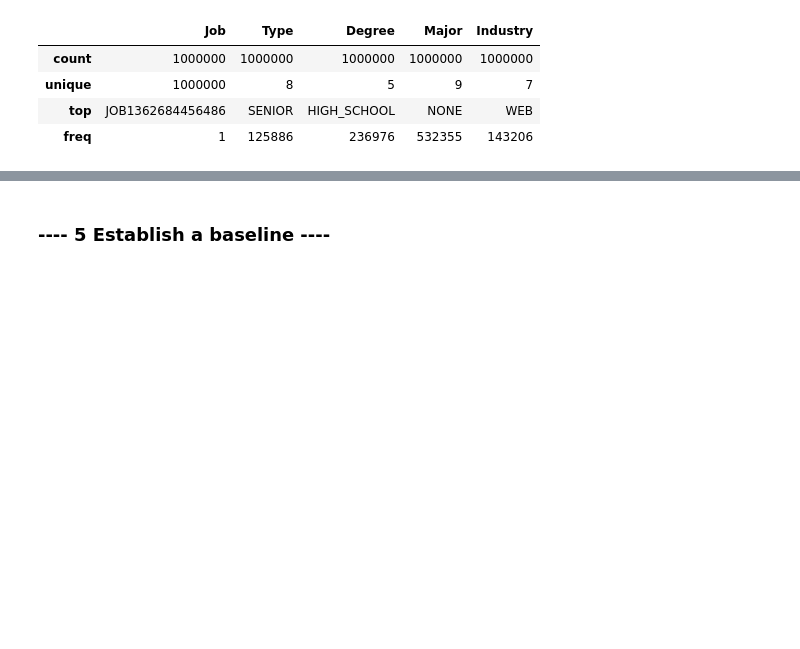
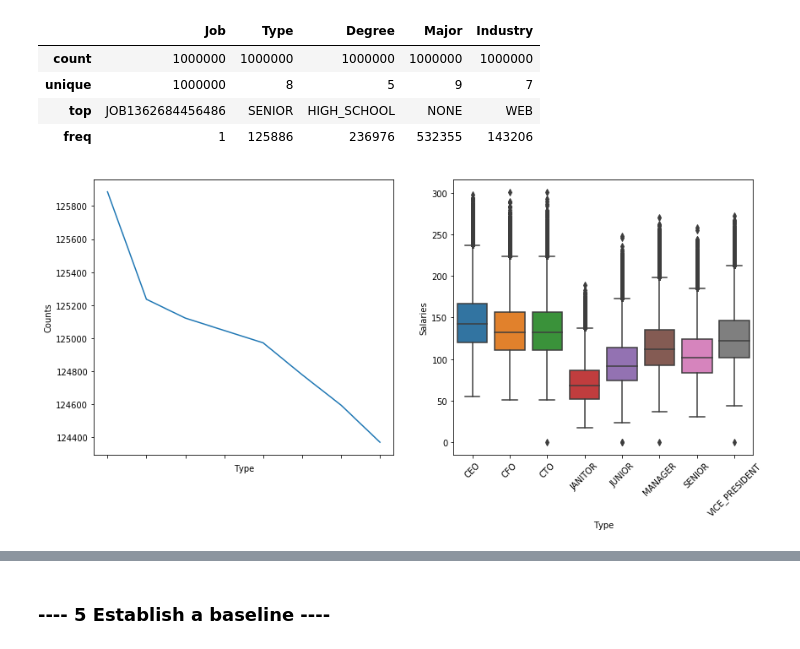
Before and after one commit to nomadskyler/SalaryProject, a Jupyter notebook: salaryportfolioproject.ipynb, the cells around one changed output, grey strips where cells are left out. Cells and saved outputs as stored; diff of their text form; code cells hidden in the pictures; blank space fills up the shorter version.

```diff
--- a/salaryportfolioproject.ipynb
+++ b/salaryportfolioproject.ipynb
@@ -355,3 +355,7 @@ train_df.describe(include = ['O'])
 | freq | 1 | 125886 | 236976 | 532355 | 143206 |
 # %%
 #look for correlation between each feature
+# %%
+make_plots( train_df , 'Type' )
+# %% [output]
+[figure, added]
```
Also changed, not shown: parts of 3 cells of this notebook.
